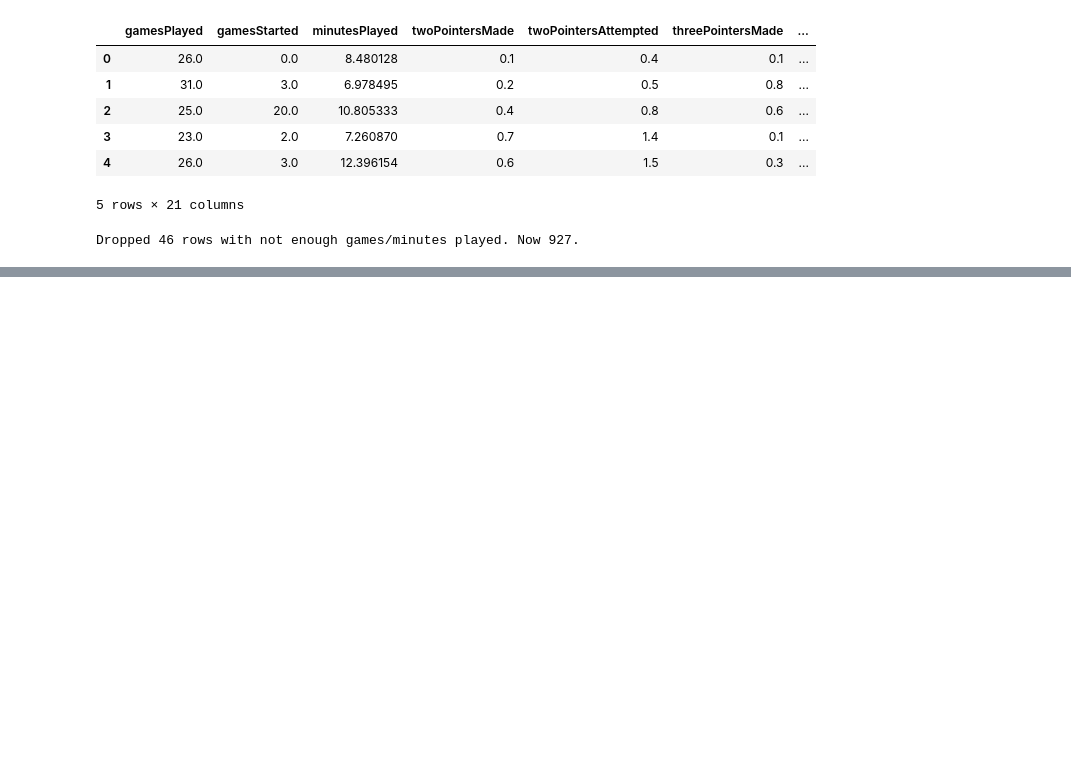
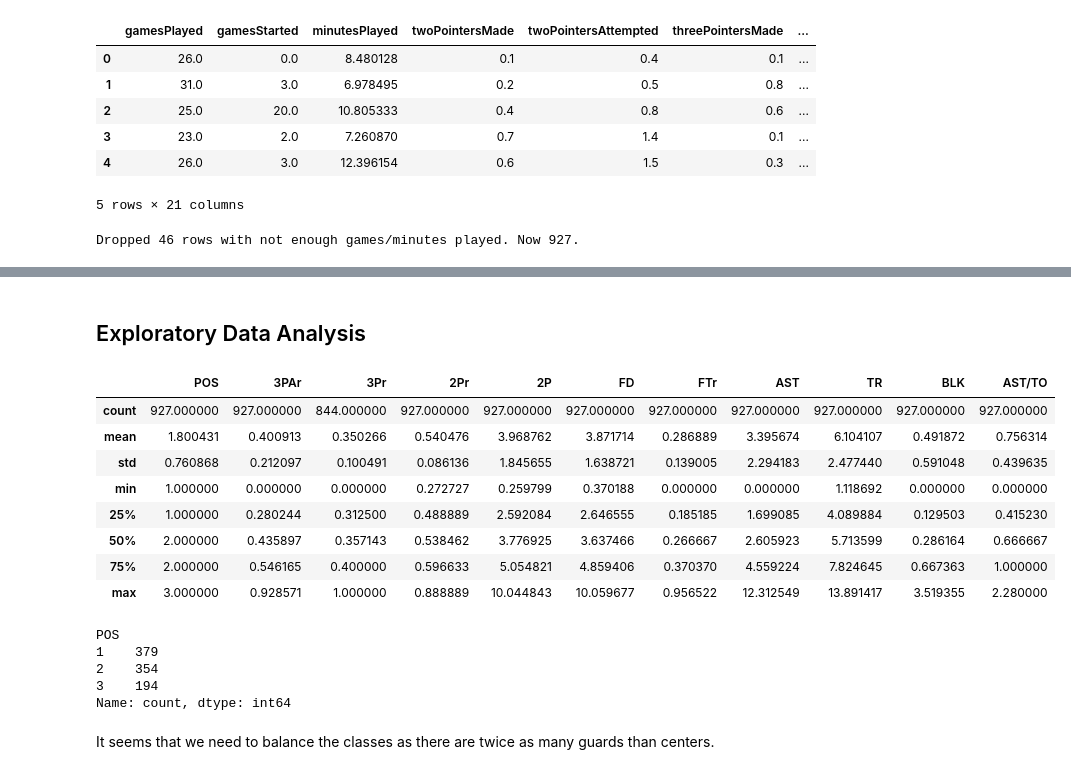
Before and after one commit to vikkesavola/euroleague-position-classifier, a Jupyter notebook: 1_feature_engineering.ipynb, the cells around one changed output, grey strips where cells are left out. Drawn from its saved outputs; the diff is of its cells as text; code cells hidden in the pictures; blank space fills up the shorter version.

```diff
--- a/1_feature_engineering.ipynb
+++ b/1_feature_engineering.ipynb
@@ -44,0 +61,24 @@ df_features.head()
+# %% [markdown]
+## Exploratory Data Analysis
+# %%
+df.describe()
+# %% [output]
+|  | POS | 3PAr | 3Pr | 2Pr | 2P | FD | FTr | AST | TR | BLK | AST/TO |
+| count | 927.000000 | 927.000000 | 844.000000 | 927.000000 | 927.000000 | 927.000000 | 927.000000 | 927.000000 | 927.000000 | 927.000000 | 927.000000 |
+| mean | 1.800431 | 0.400913 | 0.350266 | 0.540476 | 3.968762 | 3.871714 | 0.286889 | 3.395674 | 6.104107 | 0.491872 | 0.756314 |
+| std | 0.760868 | 0.212097 | 0.100491 | 0.086136 | 1.845655 | 1.638721 | 0.139005 | 2.294183 | 2.477440 | 0.591048 | 0.439635 |
+| min | 1.000000 | 0.000000 | 0.000000 | 0.272727 | 0.259799 | 0.370188 | 0.000000 | 0.000000 | 1.118692 | 0.000000 | 0.000000 |
+| 25% | 1.000000 | 0.280244 | 0.312500 | 0.488889 | 2.592084 | 2.646555 | 0.185185 | 1.699085 | 4.089884 | 0.129503 | 0.415230 |
+| 50% | 2.000000 | 0.435897 | 0.357143 | 0.538462 | 3.776925 | 3.637466 | 0.266667 | 2.605923 | 5.713599 | 0.286164 | 0.666667 |
+| 75% | 2.000000 | 0.546165 | 0.400000 | 0.596633 | 5.054821 | 4.859406 | 0.370370 | 4.559224 | 7.824645 | 0.667363 | 1.000000 |
+| max | 3.000000 | 0.928571 | 1.000000 | 0.888889 | 10.044843 | 10.059677 | 0.956522 | 12.312549 | 13.891417 | 3.519355 | 2.280000 |
+# %%
+y.value_counts()
+# %% [output]
+POS
+1    379
+2    354
+3    194
+Name: count, dtype: int64
+# %% [markdown]
+It seems that we need to balance the classes as there are twice as many guards than centers.
```
Also changed, not shown: parts of 4 cells of this notebook, 1 other file.
